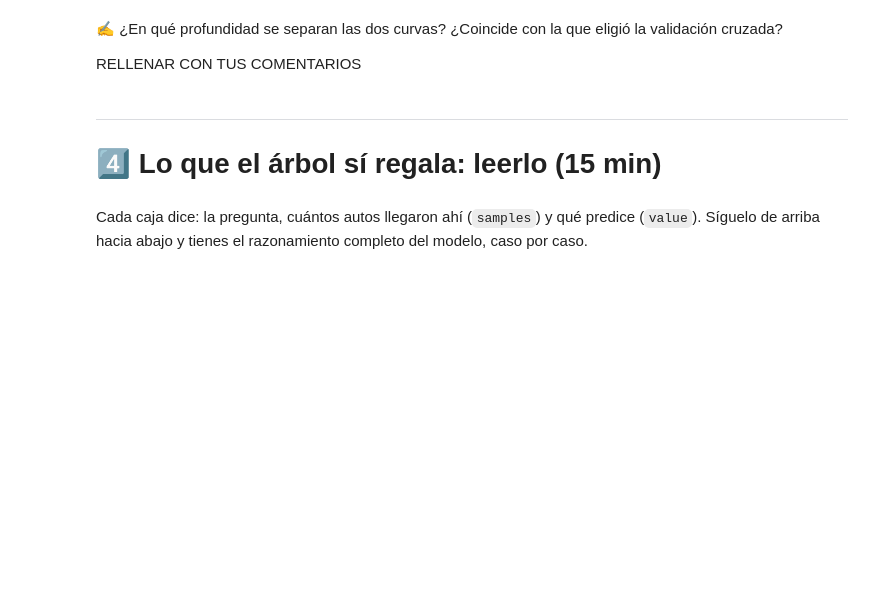
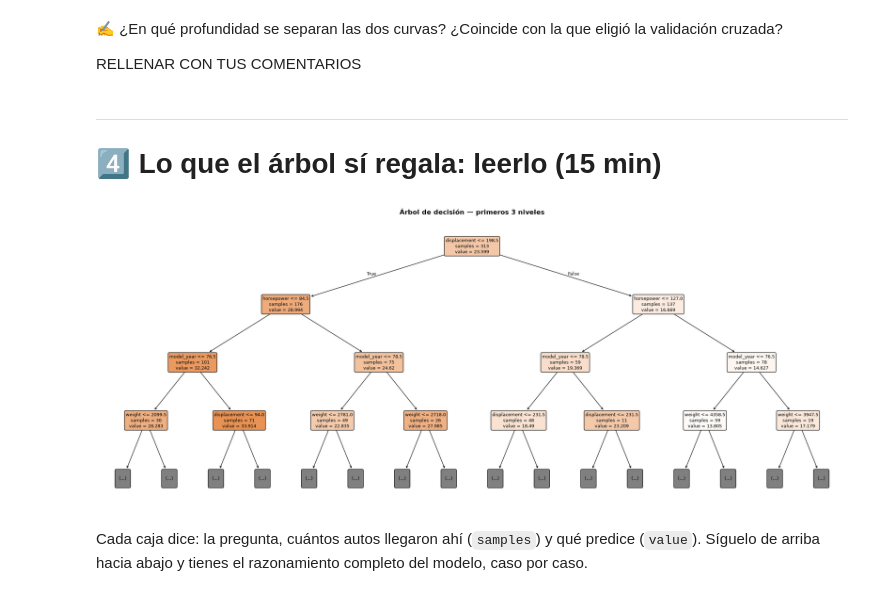
Before and after one commit to SkimpyVessel-193/linear_regression_intro_610439, a Jupyter notebook: 03-arboles/caso_mpg.ipynb, the cells around one changed output. Cells and saved outputs as stored; diff of their text form; code cells hidden in the pictures; blank space fills up the shorter version.

```diff
--- a/03-arboles/caso_mpg.ipynb
+++ b/03-arboles/caso_mpg.ipynb
@@ -468,7 +489,9 @@ RELLENAR CON TUS COMENTARIOS
 # %%
 # Dibuja los primeros 3 niveles del árbol
 # Llama a plot_arbol(arbol, X_train.columns, max_depth=3)
-# ✍️ Tu código aquí
+plot_arbol(arbol, X_train.columns, max_depth=3)
+# %% [output]
+[figure, added]
 # %% [markdown]
 Cada caja dice: la pregunta, cuántos autos llegaron ahí (`samples`) y qué predice (`value`). Síguelo de arriba hacia abajo y tienes el razonamiento completo del modelo, caso por caso.
 # %%
```
Also changed, not shown: parts of 5 cells of this notebook.
